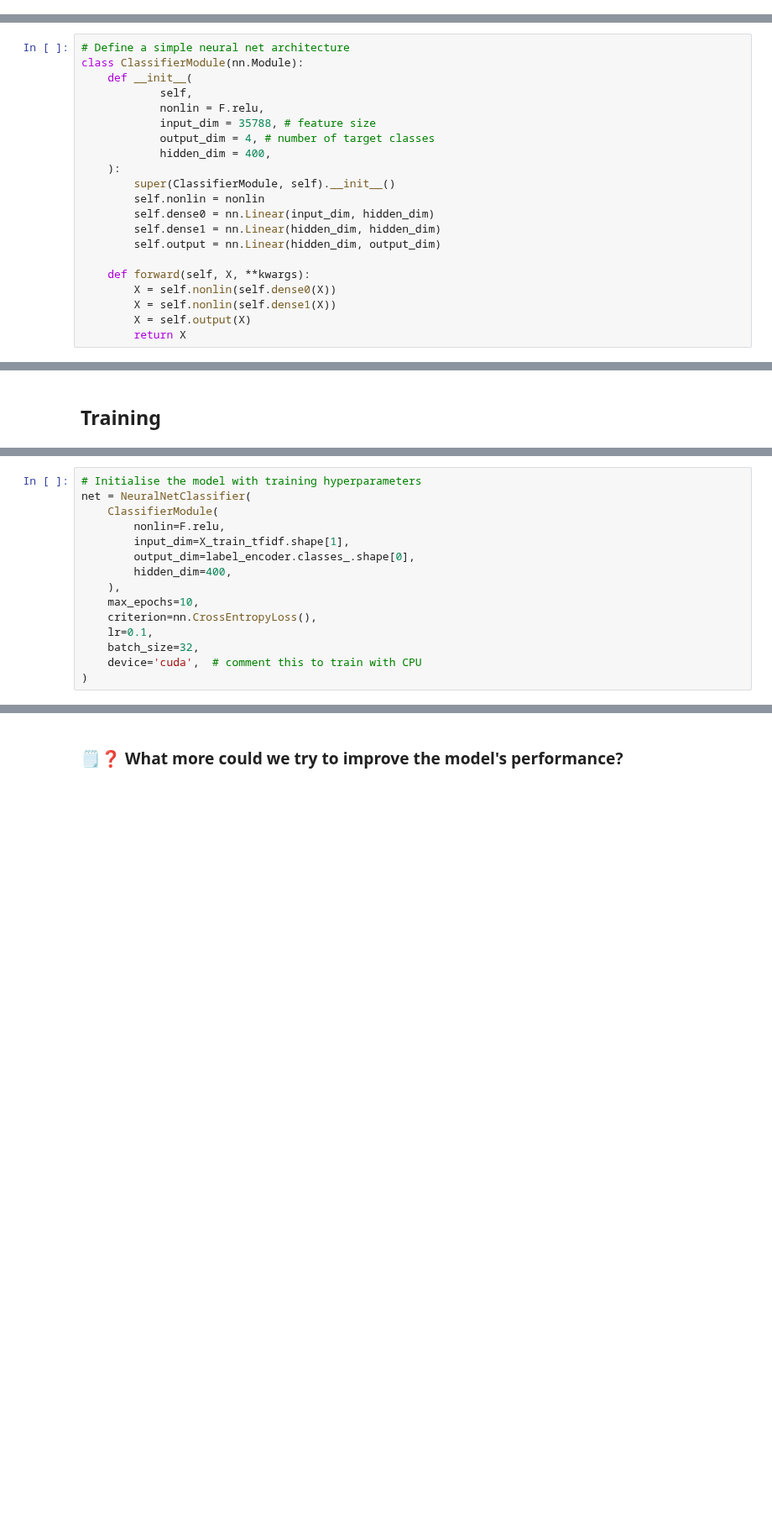
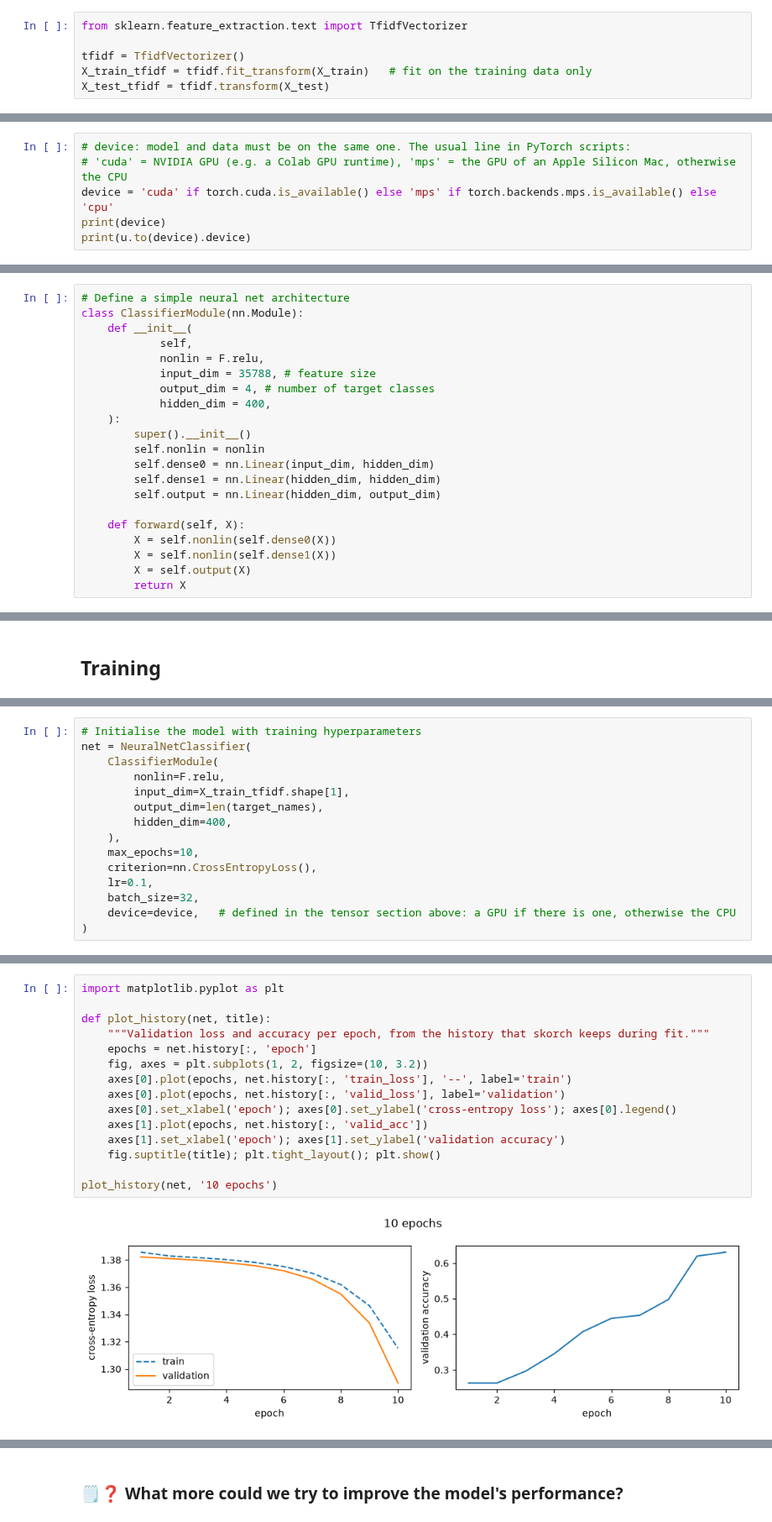
Before and after one commit to Andrian0s/ML4NLP1-2026-Tutorial-Notebooks, a Jupyter notebook: tutorials_notebooks_in_class_2026/W04_tutorial_skorch.ipynb, the cells around one changed output, grey strips where cells are left out. Shown at 84% size. Drawn from its saved outputs; the diff is of its cells as text; blank space fills up the shorter version.

Commit message:
Updated W04 skorch tutorial for 2026

```diff
--- a/tutorials_notebooks_in_class_2026/W04_tutorial_skorch.ipynb
+++ b/tutorials_notebooks_in_class_2026/W04_tutorial_skorch.ipynb
@@ -137,3 +76,9 @@ X_test_tfidf = tfidf_tranformer.transform(X_test_counts)
+# %%
+from sklearn.feature_extraction.text import TfidfVectorizer
+
+tfidf = TfidfVectorizer()
+X_train_tfidf = tfidf.fit_transform(X_train)   # fit on the training data only
+X_test_tfidf = tfidf.transform(X_test)
 # %%
 print(f'Train X is a {type(X_train_tfidf)} with shape: {X_train_tfidf.shape}, and dtype: {X_train_tfidf.dtype}')
 print(f'Train Y is a {type(y_train)} with shape: {y_train.shape}, and dtype: {y_train.dtype}')
@@ -142,0 +140,6 @@ Train Y is a <class 'numpy.ndarray'> with shape: (2257,), and dtype: int64
+# %%
+# device: model and data must be on the same one. The usual line in PyTorch scripts:
+# 'cuda' = NVIDIA GPU (e.g. a Colab GPU runtime), 'mps' = the GPU of an Apple Silicon Mac, otherwise the CPU
+device = 'cuda' if torch.cuda.is_available() else 'mps' if torch.backends.mps.is_available() else 'cpu'
+print(device)
+print(u.to(device).device)
@@ -182,13 +190,13 @@ class ClassifierModule(nn.Module):
             output_dim = 4, # number of target classes
             hidden_dim = 400,
     ):
-        super(ClassifierModule, self).__init__()
+        super().__init__()
         self.nonlin = nonlin
         self.dense0 = nn.Linear(input_dim, hidden_dim)
         self.dense1 = nn.Linear(hidden_dim, hidden_dim)
         self.output = nn.Linear(hidden_dim, output_dim)
 
-    def forward(self, X, **kwargs):
+    def forward(self, X):
         X = self.nonlin(self.dense0(X))
         X = self.nonlin(self.dense1(X))
         X = self.output(X)
@@ -350,14 +390,14 @@ net = NeuralNetClassifier(
     ClassifierModule(
         nonlin=F.relu,
         input_dim=X_train_tfidf.shape[1],
-        output_dim=label_encoder.classes_.shape[0],
+        output_dim=len(target_names),
         hidden_dim=400,
     ),
     max_epochs=10,
     criterion=nn.CrossEntropyLoss(),
     lr=0.1,
     batch_size=32,
-    device='cuda',  # comment this to train with CPU
+    device=device,   # defined in the tensor section above: a GPU if there is one, otherwise the CPU
 )
 # %%
 # Let's fit the model
@@ -439,0 +425,17 @@ Confusion Matrix:
+# %%
+import matplotlib.pyplot as plt
+
+def plot_history(net, title):
+    """Validation loss and accuracy per epoch, from the history that skorch keeps during fit."""
+    epochs = net.history[:, 'epoch']
+    fig, axes = plt.subplots(1, 2, figsize=(10, 3.2))
+    axes[0].plot(epochs, net.history[:, 'train_loss'], '--', label='train')
+    axes[0].plot(epochs, net.history[:, 'valid_loss'], label='validation')
+    axes[0].set_xlabel('epoch'); axes[0].set_ylabel('cross-entropy loss'); axes[0].legend()
+    axes[1].plot(epochs, net.history[:, 'valid_acc'])
+    axes[1].set_xlabel('epoch'); axes[1].set_ylabel('validation accuracy')
+    fig.suptitle(title); plt.tight_layout(); plt.show()
+
+plot_history(net, '10 epochs')
+# %% [output]
+[figure, added]
```
Also changed, not shown: parts of 56 cells of this notebook.
